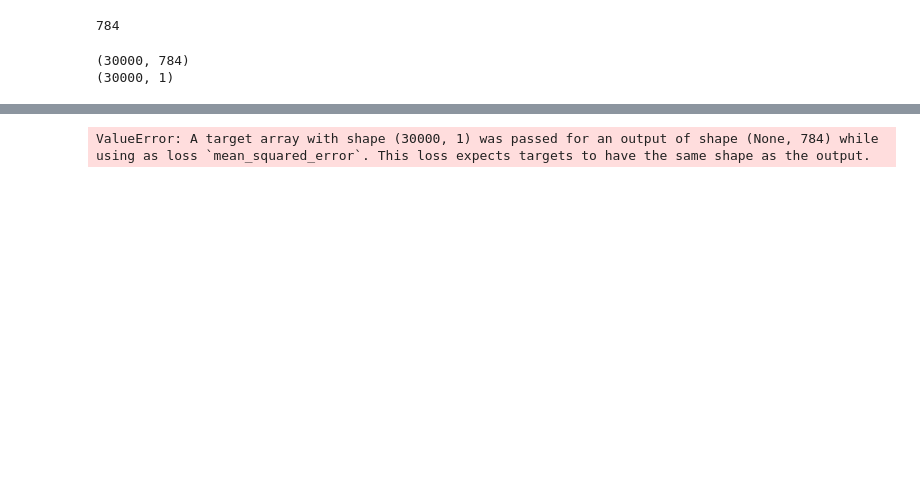
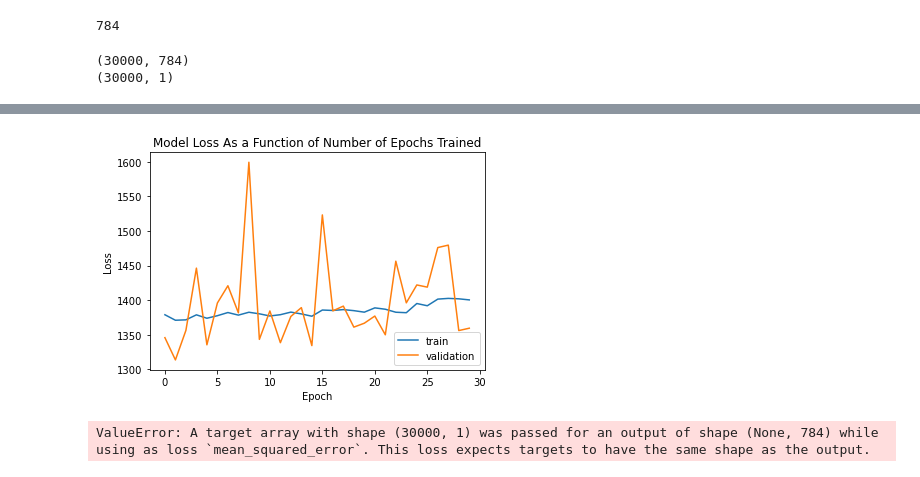
Before and after one commit to kdmalc/CompNeuro, a Jupyter notebook: 07/Homework7.ipynb, the cells around one changed output, grey strips where cells are left out. Saved outputs shown, nothing was run; the diff lists cells and outputs as text; code cells hidden in the pictures; blank space fills up the shorter version.

```diff
--- a/07/Homework7.ipynb
+++ b/07/Homework7.ipynb
@@ -138,8 +238,8 @@ print(train_labels_half.shape)
 (30000, 1)
 # %%
  history = network.fit(train_half,
-                              train_labels_half,
-                              verbose=False,
+                              train_half,
+                              verbose=True,
                               validation_split=.2,
                               epochs=30,
                               batch_size=1)
@@ -148,3 +264,7 @@ ValueError: A target array with shape (30000, 1) was passed for an output of sha
+# %%
+plot_model_loss(history)
+# %% [output]
+[figure, added]
 # %%
 def run_pipeline(train_array, train_labels, test_dim, test_pats=None, test_labels=None, num_epochs=30, my_batch=1):
     best_acc = -1
```
Also changed, not shown: parts of 19 cells of this notebook, 1 other file.
